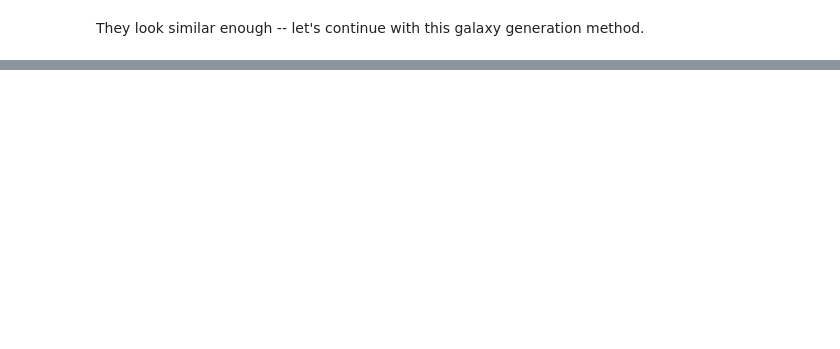
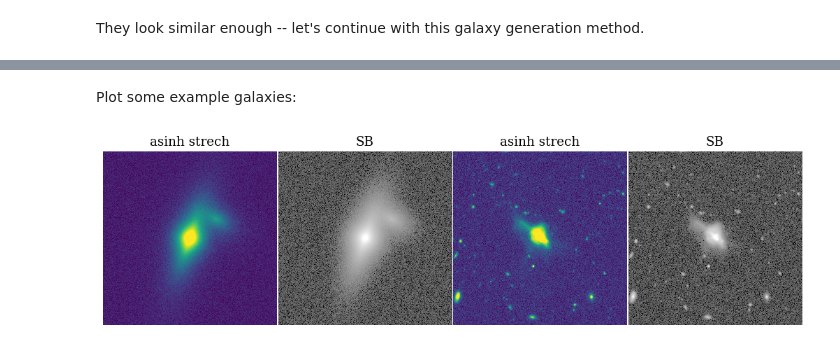
Before and after one commit to astro-nova/RubinMorph, a Jupyter notebook: 0 GalSim.ipynb, the cells around one changed output, grey strips where cells are left out. Drawn from its saved outputs; the diff is of its cells as text; code cells hidden in the pictures; blank space fills up the shorter version.

```diff
--- a/0 GalSim.ipynb
+++ b/0 GalSim.ipynb
@@ -182,0 +235,28 @@ They look similar enough -- let's continue with this galaxy generation method.
+# %% [markdown]
+Plot some example galaxies:
+# %%
+pxscale = 0.1
+
+params = get_galaxy_rng_vals(1, seed=3)[0]
+params['warp_strength']=2
+params['n_clumps'] = 0
+params['clump_properties'] = {'r' : [], 'theta' : [], 'flux_frac' : [],  'sigma' : []}
+img, sim_dict, rpet = simulate_perfect_galaxy(pxscale=pxscale, **params)
+img, skylevel = sky_noise(img, 23, pxscale, rms_noise=True)
+# %%
+stretch = AsinhStretch(0.1)
+norm = AsymmetricPercentileInterval(1, 99.6)
+fig, axs = plt.subplots(1,4, figsize=(10,2.5))
+axs[0].imshow(stretch(norm(img)))
+axs[1].imshow(-2.5*np.log10(np.abs(img)/pxscale**2)+38, cmap='gray_r', vmin=17, vmax=27)
+axs[2].imshow(stretch(norm(gal)))
+axs[3].imshow(-2.5*np.log10(np.abs(gal)/0.04**2)+zp, cmap='gray_r', vmin=17, vmax=27)
+axs[0].set_title('asinh strech')
+axs[2].set_title('asinh strech')
+axs[1].set_title('SB')
+axs[3].set_title('SB')
+for ax in axs:
+    ax.axis('off')
+plt.subplots_adjust(wspace=0.01)
+# %% [output]
+[figure, added]
```
Also changed, not shown: parts of 13 cells of this notebook, 2 other files.
